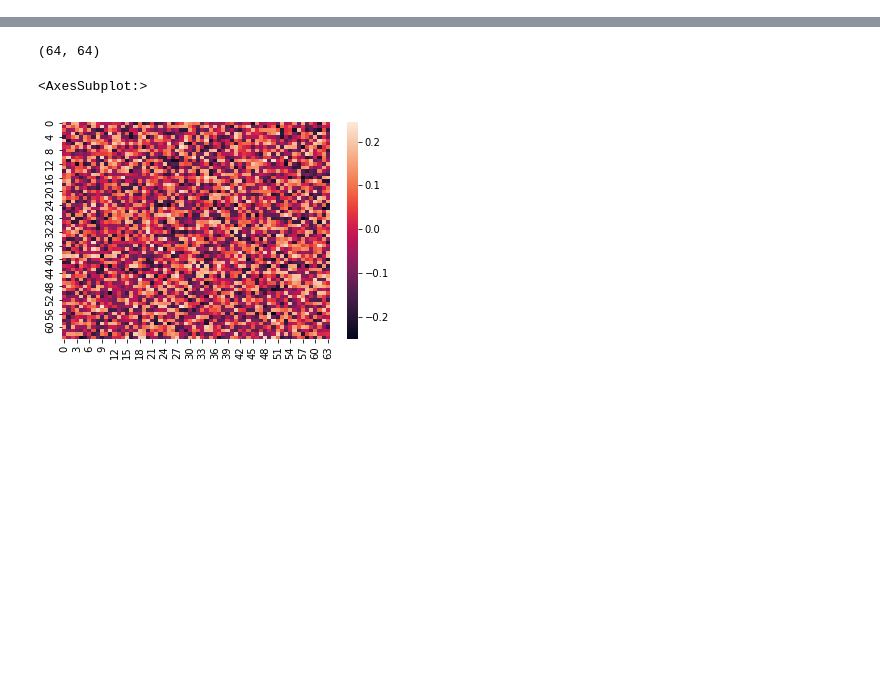
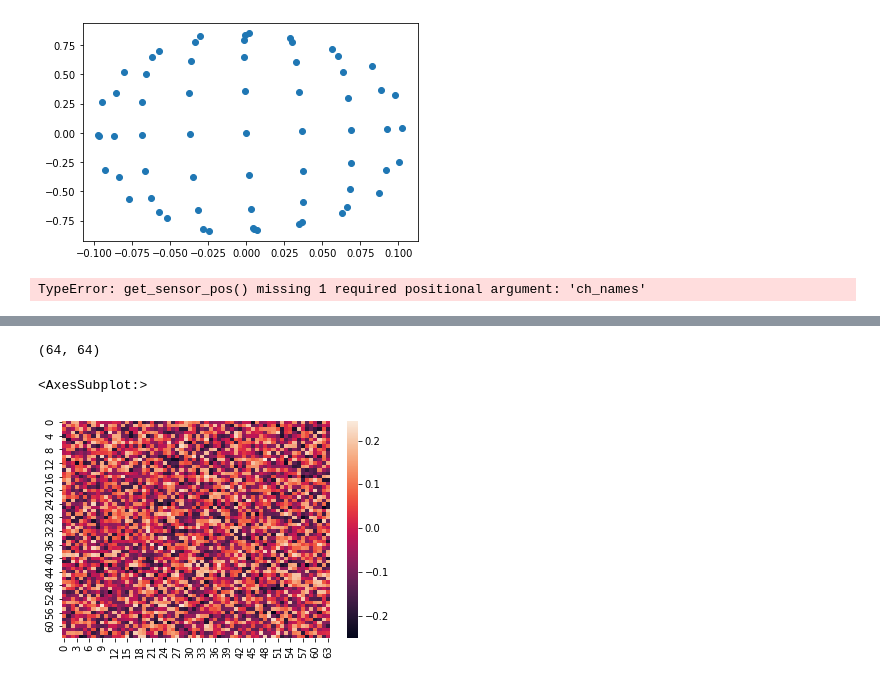
Before and after one commit to amar-enkhbat/thesis-2022, a Jupyter notebook: test_visualization.ipynb, the cells around one changed output, grey strips where cells are left out. Saved outputs shown, nothing was run; the diff lists cells and outputs as text; code cells hidden in the pictures; blank space fills up the shorter version.

Commit message:
eeg_pos_visualization

```diff
--- a/test_visualization.ipynb
+++ b/test_visualization.ipynb
@@ -0,0 +11,6 @@
+# %%
+fname = os.path.join('dataset/physionet.org/files/eegmmidb/1.0.0/S001/S001R01.edf')
+raw = mne.io.read_raw_edf(fname, preload=True, verbose=False)
+mne.datasets.eegbci.standardize(raw)  # set channel names
+montage = mne.channels.make_standard_montage('standard_1005')
+raw.set_montage(montage)
@@ -0,0 +30,13 @@
+# %%
+all_ch_pos = montage.get_positions()['ch_pos']
+pos = []
+for ch_name in raw.ch_names:
+    pos.append(all_ch_pos[ch_name])
+pos = np.array(pos)
+# %%
+from sklearn.decomposition import PCA
+
+pca = PCA(n_components=2)
+
+pos_2d = pca.fit_transform(pos)
+print(pos_2d)
@@ -0,0 +61,10 @@
+# %%
+plt.scatter(pos_2d[:, 0], pos_2d[:, 1])
+plt.show()
+# %% [output]
+[figure, added]
+# %%
+n_adj = compute_adj_matrices('n')
+sensor_pos = get_sensor_pos()
+# %% [output]
+TypeError: get_sensor_pos() missing 1 required positional argument: 'ch_names'
```
Also changed, not shown: parts of 6 cells of this notebook.
